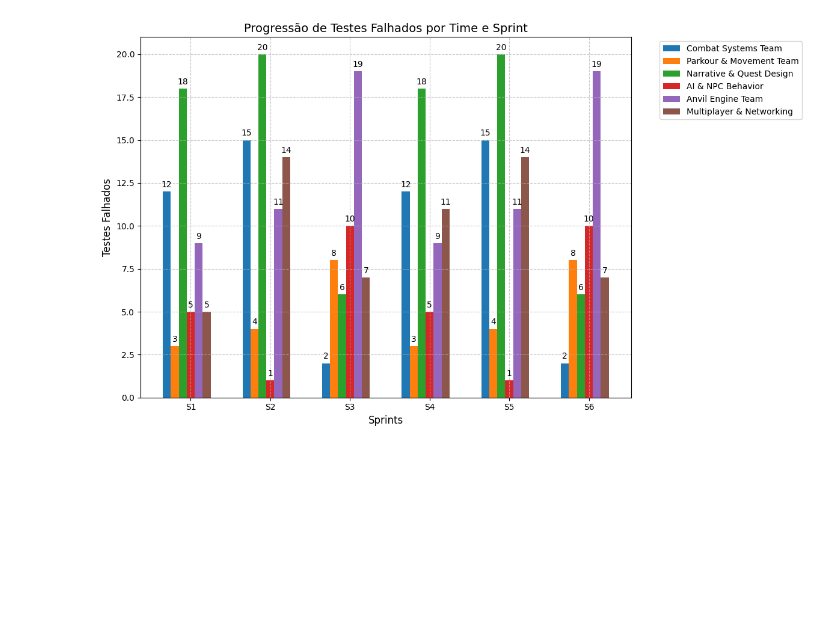
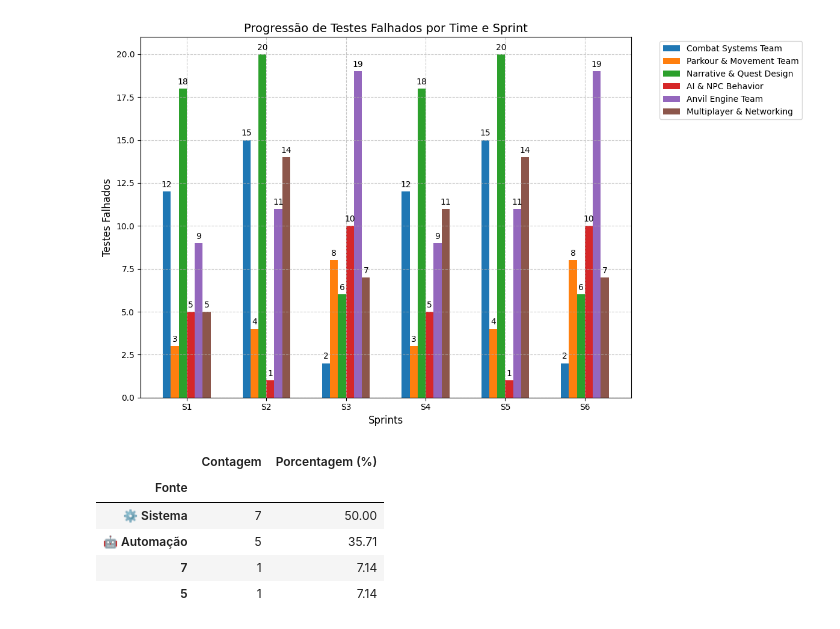
Before and after one commit to ldsimidu/gaming_company_perfomance, a Jupyter notebook: tests_perfomance.ipynb, the cells around one changed output. Drawn from its saved outputs; the diff is of its cells as text; code cells hidden in the pictures; blank space fills up the shorter version.

Commit message:
FEAT: New spreadsheet and changes

```diff
--- a/tests_perfomance.ipynb
+++ b/tests_perfomance.ipynb
@@ -129,3 +129,38 @@ plt.tight_layout()
 plt.show()
 # %% [output]
 [figure]
+# %%
+import pandas as pd
+
+# Carregar a planilha na sheet2
+file_path = "spreadsheet/tests_per_team.xlsx"
+df = pd.read_excel(file_path, sheet_name='Sheet2')
+
+# Exibir todos os dados da tabela
+df.head()
+
+
+# Recarregar os dados usando a linha 1 como cabeçalho
+df = pd.read_excel(file_path, sheet_name='Sheet2', header=1)
+
+# 1. Exibir todos os dados da tabela (mostrando as primeiras 10 linhas para visualização)
+dados_completos = df.head(10)
+
+# 2. Contar os testes por 'Fonte' e calcular a porcentagem
+contagem_fonte = df['Fonte'].value_counts()
+porcentagem_fonte = df['Fonte'].value_counts(normalize=True) * 100
+
+# Unir os dados em um único DataFrame para exibição
+resumo_fonte = pd.DataFrame({
+    'Contagem': contagem_fonte,
+    'Porcentagem (%)': porcentagem_fonte.round(2)
+})
+
+resumo_fonte
+# %% [output]
+|  | Contagem | Porcentagem (%) |
+| Fonte |  |  |
+| ⚙ Sistema | 7 | 50.00 |
+| 🤖 Automação | 5 | 35.71 |
+| 7 | 1 | 7.14 |
+| 5 | 1 | 7.14 |
```
Also changed, not shown: 1 other file.
